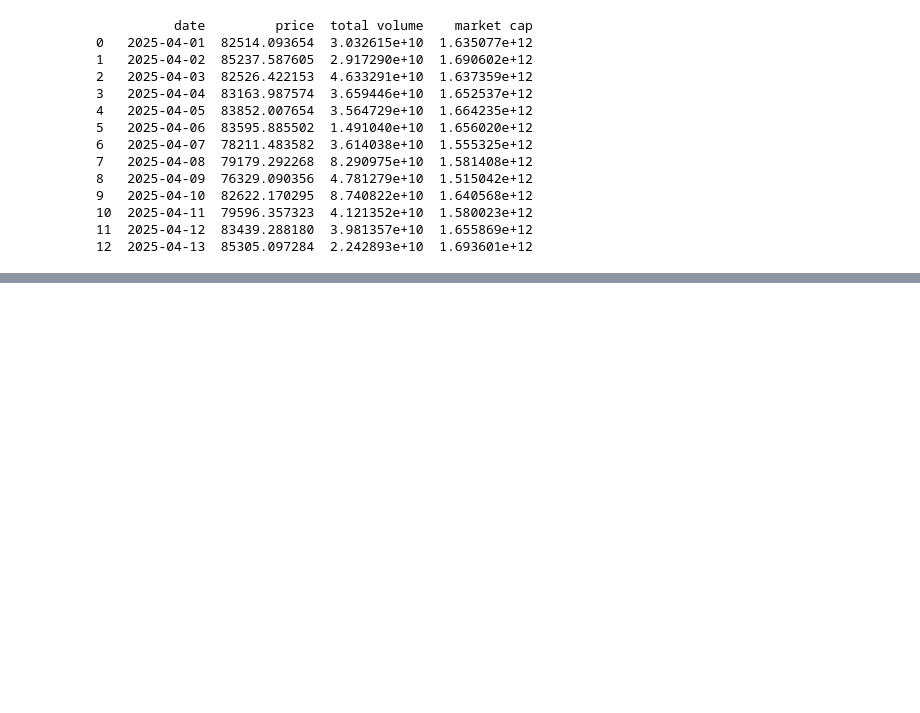
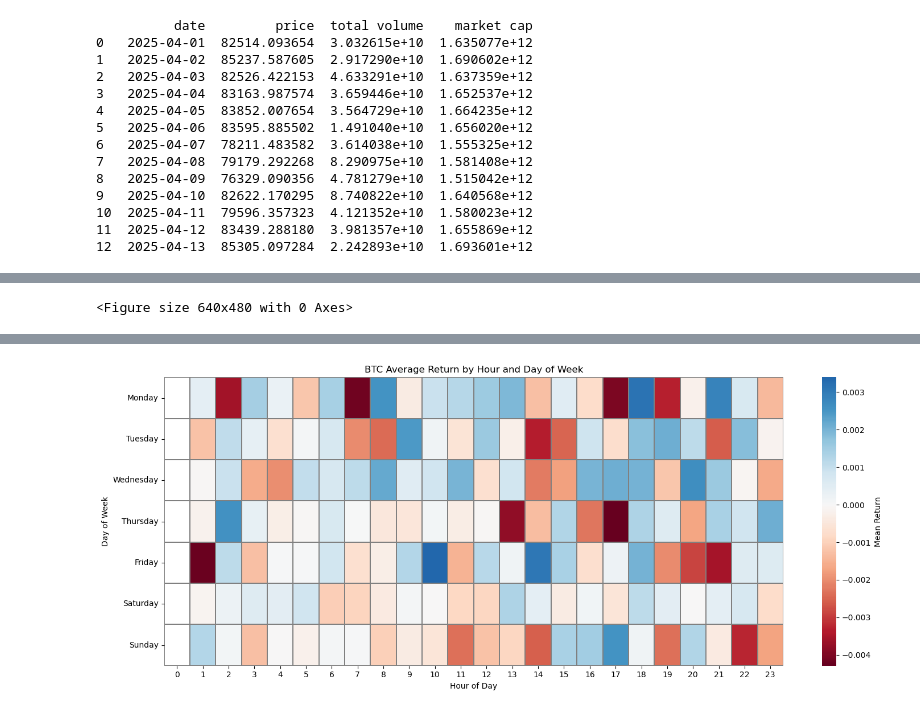
Before and after one commit to moyu1011-hka/hausarbeit-info2, a Jupyter notebook: test_coingecko_with_jupyter.ipynb, the cells around one changed output, grey strips where cells are left out. Cells and saved outputs as stored; diff of their text form; code cells hidden in the pictures; blank space fills up the shorter version.

Commit message:
creating heatmap for returns(optional to analyse and can be deleted if not useful enough), testing saving datas in cvs and json  and graphics to the project folder

```diff
--- a/test_coingecko_with_jupyter.ipynb
+++ b/test_coingecko_with_jupyter.ipynb
@@ -599,0 +601,49 @@ Sunday     0.006718
+# %%
+plt.savefig('graphic.png')
+df.to_csv('data_csv.csv')
+df_combined.to_json('data_json.json')
+# %% [output]
+<Figure size 640x480 with 0 Axes>
+# %%
+#heatmap returns by hour and weekday
+
+url = "https://api.coingecko.com/api/v3/coins/bitcoin/market_chart"
+
+params = {
+    'vs_currency' : 'usd',
+    'days' : '90',
+}
+
+headers = {
+    "accept": "application/json",
+    "x-cg-demo-api-key": "CG-XNGBRE1zynSYLPRSQhjN7n2v"
+}
+
+response = requests.get(url, params=params, headers=headers)
+data = response.json()
+    #print(data)
+
+df_ret = pd.DataFrame(data['prices'],columns=['timestamp','price'])
+df_ret['timestamp'] = pd.to_datetime(df_ret['timestamp'], unit = 'ms')
+df_ret.set_index('timestamp', inplace = True)
+
+df_ret['weekday'] = df_ret.index.day_name()
+df_ret['hour'] = df_ret.index.hour
+df_ret['date'] = df_ret.index.date
+print(df_ret)
+df_ret['return'] = df_ret.groupby('date')['price'].pct_change()
+print(df_ret)
+returns_table= df_ret.groupby(['weekday','hour'])['return'].mean().unstack()
+
+print(returns_table)
+weekday_order = ['Monday', 'Tuesday', 'Wednesday', 'Thursday', 'Friday', 'Saturday', 'Sunday']
+returns_table= returns_table.reindex(weekday_order) #set right order of weekdays (default alphabetical order)
+returns_table.to_csv('avg_hourly_returns')
+plt.figure(figsize=(15,6))
+sns.heatmap(returns_table, cmap='RdBu',center=0, annot=False, linewidths=0.3,linecolor='gray', cbar_kws={'label':'Mean Return'})
+plt.title('BTC Average Return by Hour and Day of Week')
+plt.xlabel('Hour of Day')
+plt.ylabel('Day of Week')
+plt.tight_layout()
+plt.show()
+# %% [output]
@@ -599,0 +667 @@ Sunday     0.006718
+[figure, added]
```
Also changed, not shown: parts of 9 cells of this notebook, 5 other files.
